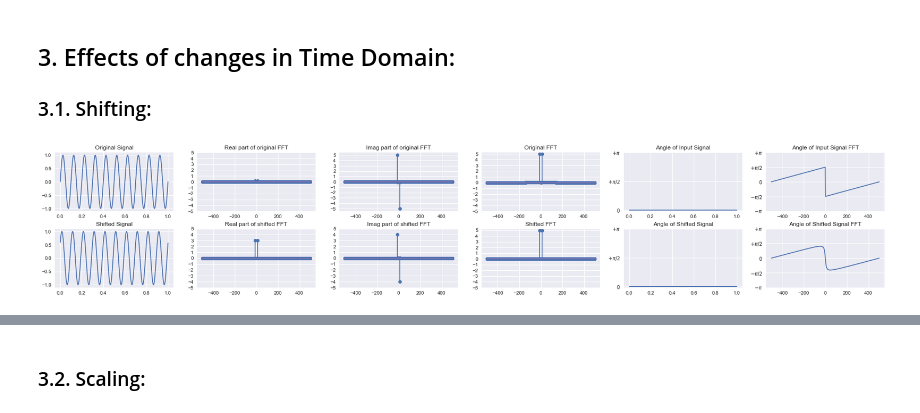
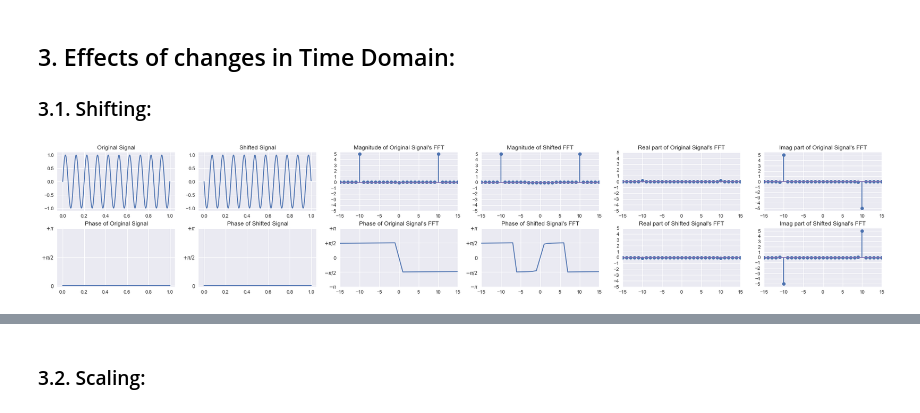
Before and after one commit to algoasylum/Exploring-FFT, a Jupyter notebook: FFT_Exp.ipynb, the cells around one changed output, grey strips where cells are left out. Cells and saved outputs as stored; diff of their text form; code cells hidden in the pictures.

```diff
--- a/FFT_Exp.ipynb
+++ b/FFT_Exp.ipynb
@@ -11,9 +11,10 @@ plt.style.use('seaborn')
 # %%
 def phase(s):
     angle=[]
+    i = 0
+    r = 0
     for i in range(len(s)):
         angle.append(math.atan(s.imag[i]/s.real[i]))
-
     return angle
 # %% [markdown]
 ## 1. Single Frequency:
@@ -314,8 +271,6 @@ When the real component and the imaginary component of the input signal are inte
 # %%
 N = 1000
 f = 10
-
-shft_f = 10
 
 t = np.linspace(0, 1, N)
 t_ = np.linspace(0, 2, 2*N)
@@ -325,12 +280,14 @@ s_ = np.sin(f* 2 * np.pi * t_)
 
 fft = np.fft.fftshift(np.fft.fft(s))
 
+shft_f = 50
+
 s_11 = s_[shft_f: shft_f+N]
 
-fft_11 = np.fft.fftshift(np.fft.fft(s_11))
+fft5 = np.fft.fftshift(np.fft.fft(s_11))
 freqs = np.linspace(-N/2, N/2 - 1, num=N)
 
-y_max = max([max(np.ceil(np.abs(fft_11*10)/N)), max(np.ceil(np.abs(fft*10)/N))])
+y_max = max([max(np.ceil(np.abs(fft5*10)/N)), max(np.ceil(np.abs(fft*10)/N))])
 FFT_y_axis = np.linspace(-1*y_max, y_max, (2*y_max)+1)
 # %%
 # Setting up the plot surface
@@ -340,65 +297,74 @@ gs.update(wspace = 0.2, hspace = 0.3)
 
 ax0 = fig.add_subplot(gs[0, 0])
 ax0.plot(t, s)
 ax0.set_title('Original Signal')
 
 ax1 = fig.add_subplot(gs[1, 0])
-ax1.plot(t, s_11)
-ax1.set_title('Shifted Signal')
+ax1.plot(t, phase(s))
+ax1.set_yticks([0, np.pi/2, np.pi], minor=False)
+ax1.set_yticklabels([r'$0$', r'$+\pi/2$', r'$+\pi$'],  fontdict=None, minor=False)
+ax1.set_title('Phase of Original Signal')
 
 ax2 = fig.add_subplot(gs[0, 1])
-ax2.stem(freqs, fft.real*10 / N, use_line_collection = True)
-ax2.set_yticks(FFT_y_axis, minor=False)
-ax2.set_title('Real part of original FFT')
+ax2.plot(t, s_11)
+ax2.set_title('Shifted Signal')
 
 ax3 = fig.add_subplot(gs[1, 1])
-ax3.stem(freqs, fft_11.real*10 / N, use_line_collection = True)
-ax3.set_yticks(FFT_y_axis, minor=False)
-ax3.set_title('Real part of shifted FFT')
+ax3.plot(t, phase(np.array(s_11)))
+ax3.set_yticks([0, np.pi/2, np.pi], minor=False)
+ax3.set_yticklabels([r'$0$', r'$+\pi/2$', r'$+\pi$'],  fontdict=None, minor=False)
+ax3.set_title('Phase of Shifted Signal')
 
 ax4 = fig.add_subplot(gs[0, 2])
-ax4.stem(freqs, fft.imag*10 / N, use_line_collection = True)
+ax4.stem(freqs, np.abs(fft)*10 / N, use_line_collection = True)
 ax4.set_yticks(FFT_y_axis, minor=False)
-ax4.set_title('Imag part of original FFT')
+ax4.set_xlim([-15, 15])
+ax4.set_title('Magnitude of Original Signal\'s FFT')
 
 ax5 = fig.add_subplot(gs[1, 2])
-ax5.stem(freqs, fft_11.imag*10 / N, use_line_collection = True)
-ax5.set_yticks(FFT_y_axis, minor=False)
-ax5.set_title('Imag part of shifted FFT')
+ax5.plot(freqs, phase(fft))
+ax5.set_yticks([-np.pi, -np.pi/2, 0, np.pi/2, np.pi], minor=False)
+ax5.set_yticklabels([r'$-\pi$', r'$-\pi/2$', r'$0$', r'$+\pi/2$', r'$+\pi$'], fontdict=None, minor=False)
+ax5.set_xlim([-15, 15])
+ax5.set_title('Phase of Original Signal\'s FFT')
 
 ax6 = fig.add_subplot(gs[0, 3])
-ax6.stem(freqs, np.abs(fft)*10 / N, use_line_collection = True)
+ax6.stem(freqs, np.abs(fft5)*10 / N, use_line_collection = True)
 ax6.set_yticks(FFT_y_axis, minor=False)
-ax6.set_title('Original FFT')
+ax6.set_xlim([-15, 15])
+ax6.set_title('Magnitude of Shifted FFT')
 
 ax7 = fig.add_subplot(gs[1, 3])
-ax7.stem(freqs, np.abs(fft_11)*10 / N, use_line_collection = True)
-ax7.set_yticks(FFT_y_axis, minor=False)
-ax7.set_title('Shifted FFT')
+ax7.plot(freqs, phase(fft5))
+ax7.set_yticks([-np.pi, -np.pi/2, 0, np.pi/2, np.pi], minor=False)
+ax7.set_yticklabels([r'$-\pi$', r'$-\pi/2$', r'$0$', r'$+\pi/2$', r'$+\pi$'], fontdict=None, minor=False)
+ax7.set_xlim([-15, 15])
+ax7.set_title('Phase of Shifted Signal\'s FFT')
 
 ax8 = fig.add_subplot(gs[0, 4])
-ax8.plot(t, phase(np.array(s)))
-ax8.set_yticks([0, np.pi/2, np.pi], minor=False)
-ax8.set_yticklabels([r'$0$', r'$+\pi/2$', r'$+\pi$'],  fontdict=None, minor=False)
-ax8.set_title('Angle of Input Signal')
+ax8.stem(freqs, fft.real*10 / N, use_line_collection = True)
+ax8.set_yticks(FFT_y_axis, minor=False)
+ax8.set_xlim([-15, 15])
+ax8.set_title('Real part of Original Signal\'s FFT')
 
 ax9 = fig.add_subplot(gs[1, 4])
-ax9.plot(t, phase(np.array(s_11)))
-ax9.set_yticks([0, np.pi/2, np.pi], minor=False)
-ax9.set_yticklabels([r'$0$', r'$+\pi/2$', r'$+\pi$'],  fontdict=None, minor=False)
-ax9.set_title('Angle of Shifted Signal')
+ax9.stem(freqs, fft5.real*10 / N, use_line_collection = True)
+ax9.set_yticks(FFT_y_axis, minor=False)
+ax9.set_xlim([-15, 15])
+ax9.set_title('Real part of Shifted Signal\'s FFT')
 
 ax10 = fig.add_subplot(gs[0, 5])
-ax10.plot(freqs, phase(fft))
-ax10.set_yticks([-np.pi, -np.pi/2, 0, np.pi/2, np.pi], minor=False)
-ax10.set_yticklabels([r'$-\pi$', r'$-\pi/2$', r'$0$', r'$+\pi/2$', r'$+\pi$'], fontdict=None, minor=False)
-ax10.set_title('Angle of Input Signal FFT')
+ax10.stem(freqs, fft.imag*10 / N, use_line_collection = True)
+ax10.set_yticks(FFT_y_axis, minor=False)
+ax10.set_xlim([-15, 15])
+ax10.set_title('Imag part of Original Signal\'s FFT')
 
 ax11 = fig.add_subplot(gs[1, 5])
-ax11.plot(freqs, phase(fft_11))
-ax11.set_yticks([-np.pi, -np.pi/2, 0, np.pi/2, np.pi], minor=False)
-ax11.set_yticklabels([r'$-\pi$', r'$-\pi/2$', r'$0$', r'$+\pi/2$', r'$+\pi$'], fontdict=None, minor=False)
-ax11.set_title('Angle of Shifted Signal FFT')
+ax11.stem(freqs, fft5.imag*10 / N, use_line_collection = True)
+ax11.set_yticks(FFT_y_axis, minor=False)
+ax11.set_xlim([-15, 15])
+ax11.set_title('Imag part of Shifted Signal\'s FFT')
+
 plt.show()
 # %% [output]
-[figure, old version]
+[figure, new version]
```
Also changed, not shown: parts of 17 cells of this notebook.
